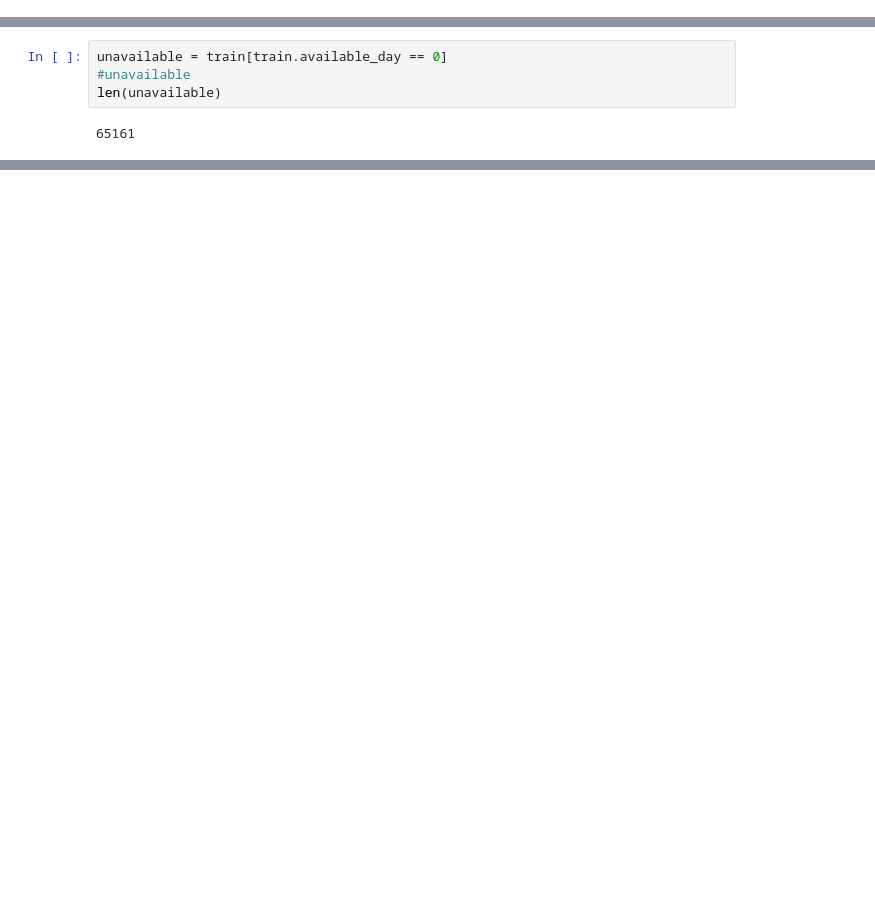
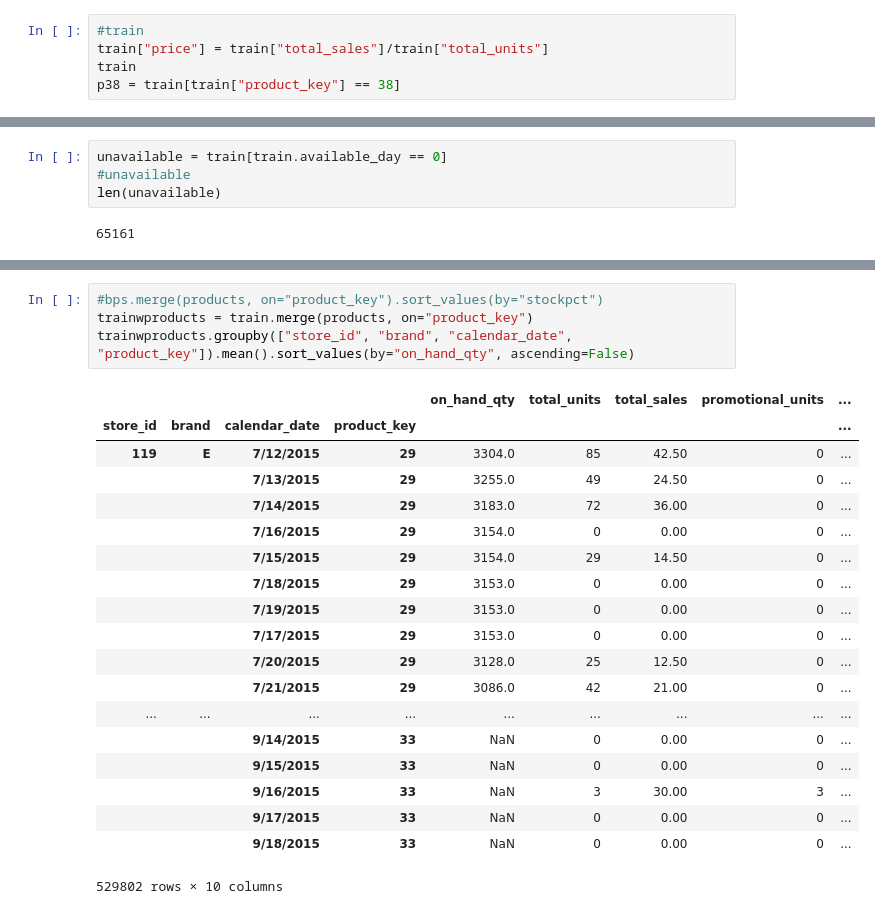
Before and after one commit to cdepeuter/cdsshackathon2016, a Jupyter notebook: roam.ipynb, the cells around one changed output, grey strips where cells are left out. Saved outputs shown, nothing was run; the diff lists cells and outputs as text; blank space fills up the shorter version.

```diff
--- a/roam.ipynb
+++ b/roam.ipynb
@@ -69,0 +54,5 @@ train
+# %%
+#train
+train["price"] = train["total_sales"]/train["total_units"]
+train
+p38 = train[train["product_key"] == 38]
@@ -75,0 +135,24 @@ len(unavailable)
+# %%
+#bps.merge(products, on="product_key").sort_values(by="stockpct")
+trainwproducts = train.merge(products, on="product_key")
+trainwproducts.groupby(["store_id", "brand", "calendar_date", "product_key"]).mean().sort_values(by="on_hand_qty", ascending=False)
+# %% [output]
+|  |  |  |  | on_hand_qty | total_units | total_sales | promotional_units | ... |
+| store_id | brand | calendar_date | product_key |  |  |  |  | ... |
+| 119 | E | 7/12/2015 | 29 | 3304.0 | 85 | 42.50 | 0 | ... |
+|  |  | 7/13/2015 | 29 | 3255.0 | 49 | 24.50 | 0 | ... |
+|  |  | 7/14/2015 | 29 | 3183.0 | 72 | 36.00 | 0 | ... |
+|  |  | 7/16/2015 | 29 | 3154.0 | 0 | 0.00 | 0 | ... |
+|  |  | 7/15/2015 | 29 | 3154.0 | 29 | 14.50 | 0 | ... |
+|  |  | 7/18/2015 | 29 | 3153.0 | 0 | 0.00 | 0 | ... |
+|  |  | 7/19/2015 | 29 | 3153.0 | 0 | 0.00 | 0 | ... |
+|  |  | 7/17/2015 | 29 | 3153.0 | 0 | 0.00 | 0 | ... |
+|  |  | 7/20/2015 | 29 | 3128.0 | 25 | 12.50 | 0 | ... |
+|  |  | 7/21/2015 | 29 | 3086.0 | 42 | 21.00 | 0 | ... |
+| ... | ... | ... | ... | ... | ... | ... | ... | ... |
+|  |  | 9/14/2015 | 33 | NaN | 0 | 0.00 | 0 | ... |
+|  |  | 9/15/2015 | 33 | NaN | 0 | 0.00 | 0 | ... |
+|  |  | 9/16/2015 | 33 | NaN | 3 | 30.00 | 3 | ... |
+|  |  | 9/17/2015 | 33 | NaN | 0 | 0.00 | 0 | ... |
+|  |  | 9/18/2015 | 33 | NaN | 0 | 0.00 | 0 | ... |
+529802 rows × 10 columns
```
Also changed, not shown: parts of 17 cells of this notebook, 2 other files.
